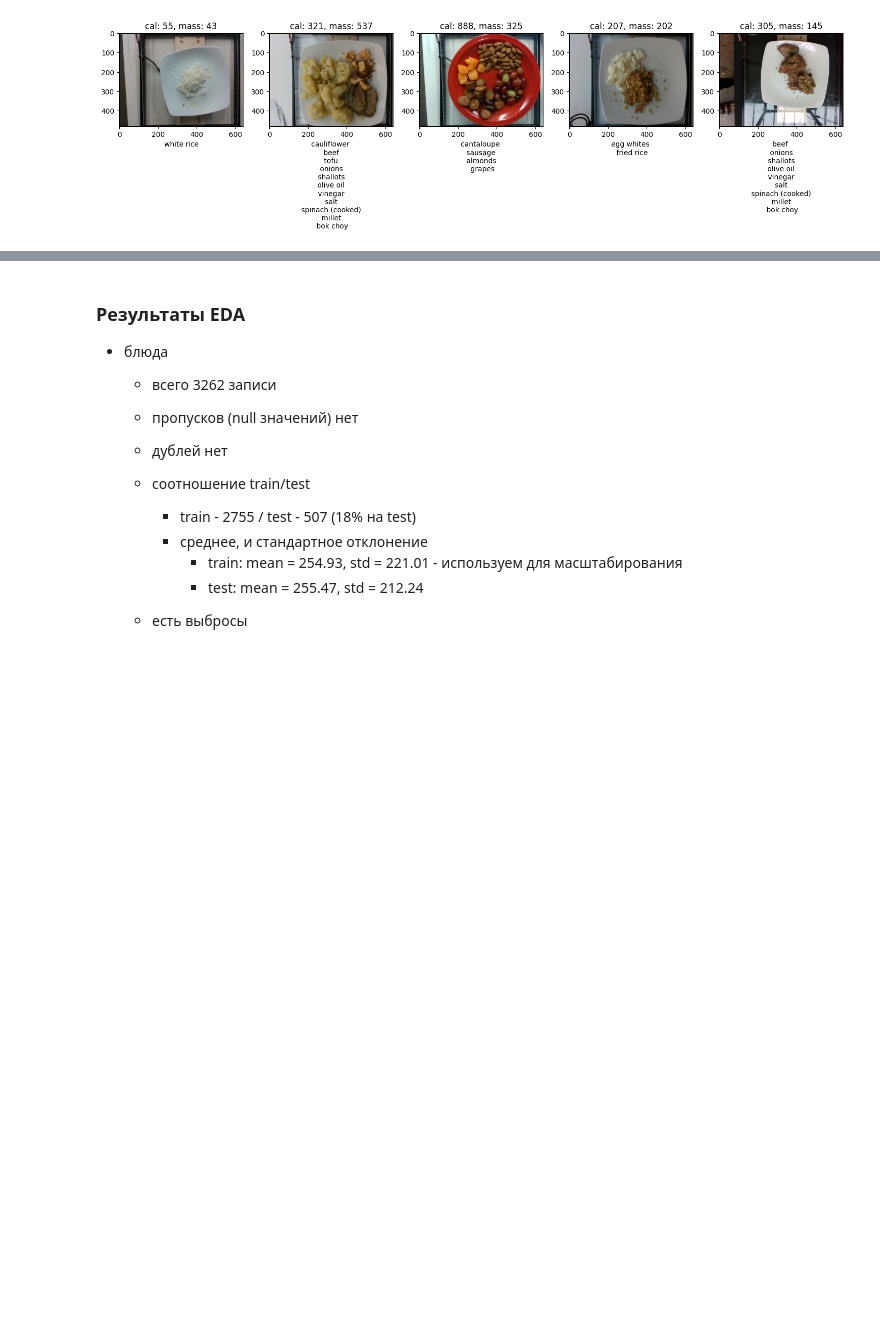
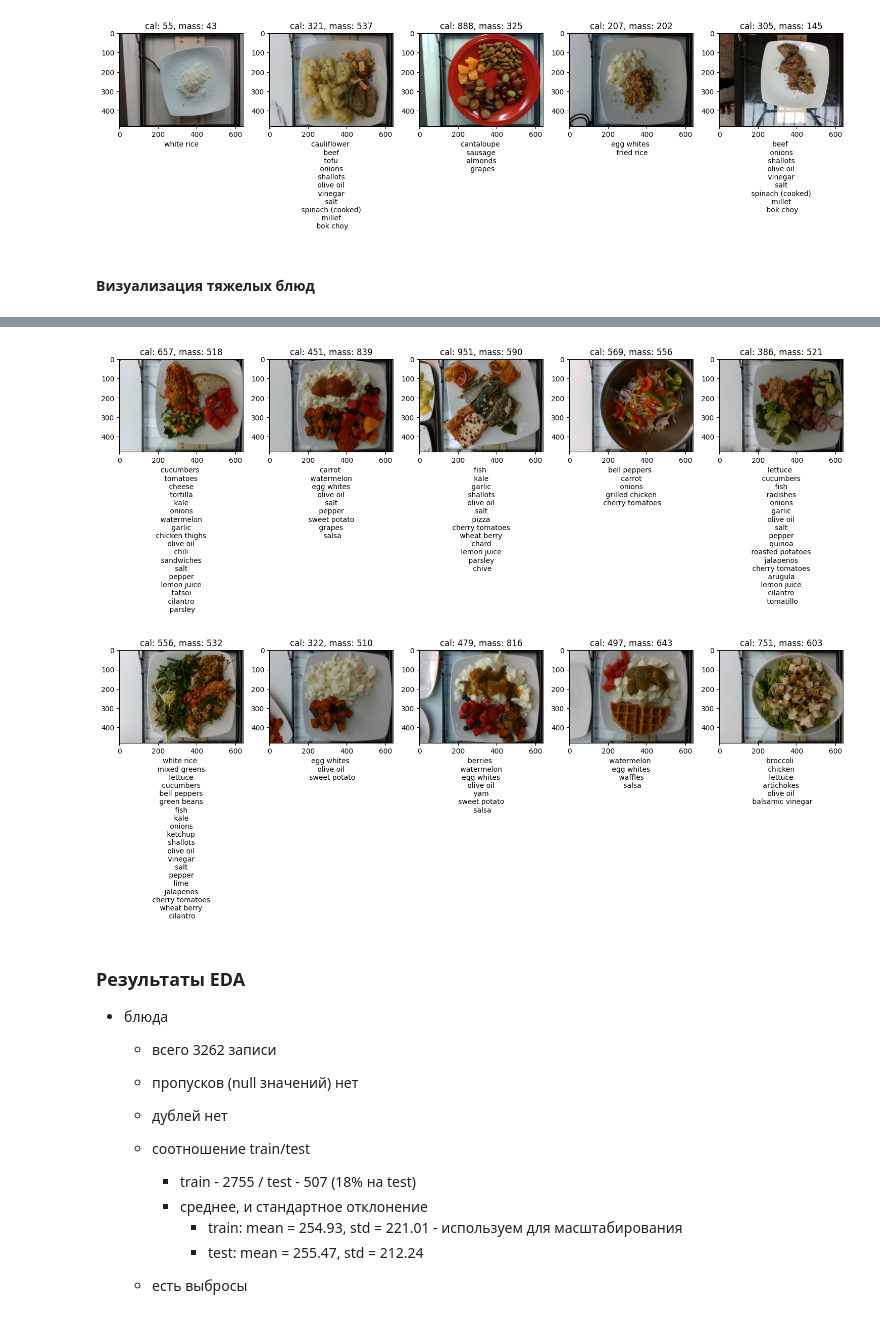
Before and after one commit to khromenko/dle-project-sprint-4-food-calrories, a Jupyter notebook: project.ipynb, the cells around one changed output, grey strips where cells are left out. Saved outputs shown, nothing was run; the diff lists cells and outputs as text; code cells hidden in the pictures; blank space fills up the shorter version.

```diff
--- a/project.ipynb
+++ b/project.ipynb
@@ -571,3 +571,39 @@ plot_dishes(sample[n:])
 # %% [output]
 [figure]
 [figure]
+# %% [markdown]
+#### Визуализация тяжелых блюд
+# %%
+import re
+from PIL import Image
+n = 5
+
+_INGR_RE = re.compile(r"""['"]([^'"]*)['"]""")
+
+def plot_dishes(sample_dishes):
+    """
+    Выводит информацию о блюдах (до 5 штук) и их фото
+    """
+    n = min(len(sample_dishes), 5)
+    fig, axs = plt.subplots(1,n, figsize=(3*n,5))
+    for i, sample in enumerate(sample_dishes.iterrows()):
+        dish = sample[1]
+        img = Image.open(DATA_PATH / 'images' / dish['dish_id'] / 'rgb.png')
+
+        axs[i].imshow(img)
+        axs[i].set_title(f"cal: {int(dish['total_calories'])}, mass: {int(dish['total_mass'])}")
+
+        text = _INGR_RE.findall(dish['ingr_name'])
+        axs[i].set_xlabel(" \n ".join(text))
+
+    plt.tight_layout()
+
+meal_combined_cleaned_df = pd.read_csv(DATA_PATH / 'meal_combined_cleaned.csv')
+
+big_mass_sample = meal_combined_cleaned_df[meal_combined_cleaned_df['total_mass'] >= 500].sample(n=2*n, random_state=SEED)
+
+plot_dishes(big_mass_sample[:n])
+plot_dishes(big_mass_sample[n:])
+
+big_mass_sample
+# %% [output]
@@ -573,0 +621,2 @@ plot_dishes(sample[n:])
+[figure, added]
+[figure, added]
```
Also changed, not shown: parts of 11 cells of this notebook.
